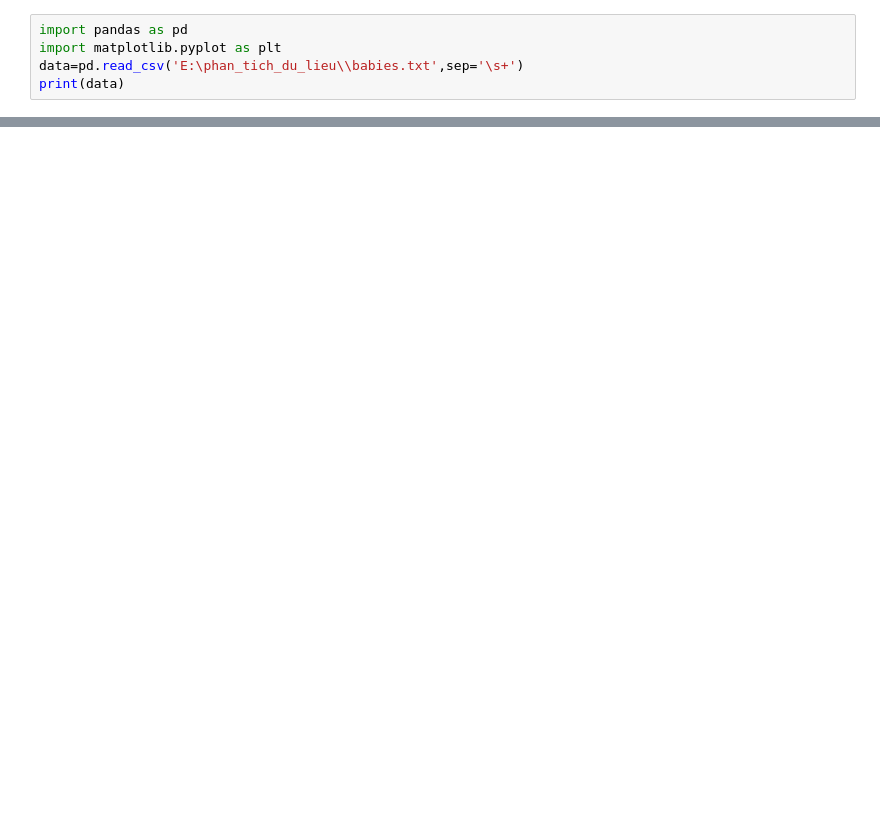
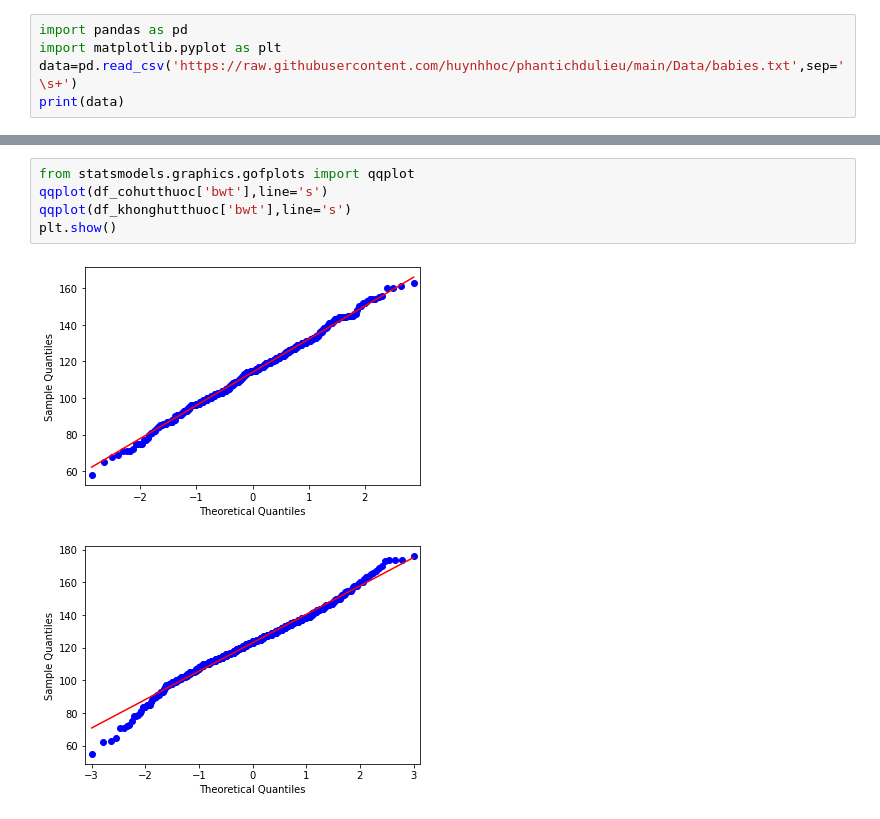
Before and after one commit to giakhangle/phantichdulieu, a Jupyter notebook: lab5.ipynb, the cells around one changed output, grey strips where cells are left out. Drawn from its saved outputs; the diff is of its cells as text; blank space fills up the shorter version.

```diff
--- a/lab5.ipynb
+++ b/lab5.ipynb
@@ -3,6 +3,6 @@
 # %%
 import pandas as pd
 import matplotlib.pyplot as plt
-data=pd.read_csv('E:\phan_tich_du_lieu\\babies.txt',sep='\s+')
+data=pd.read_csv('https://raw.githubusercontent.com/huynhhoc/phantichdulieu/main/Data/babies.txt',sep='\s+')
 print(data)
 # %% [output]
@@ -30,0 +76,8 @@ plt.show()
+# %%
+from statsmodels.graphics.gofplots import qqplot
+qqplot(df_cohutthuoc['bwt'],line='s')
+qqplot(df_khonghutthuoc['bwt'],line='s')
+plt.show()
+# %% [output]
+[figure, added]
+[figure, added]
```
Also changed, not shown: parts of 6 cells of this notebook.
